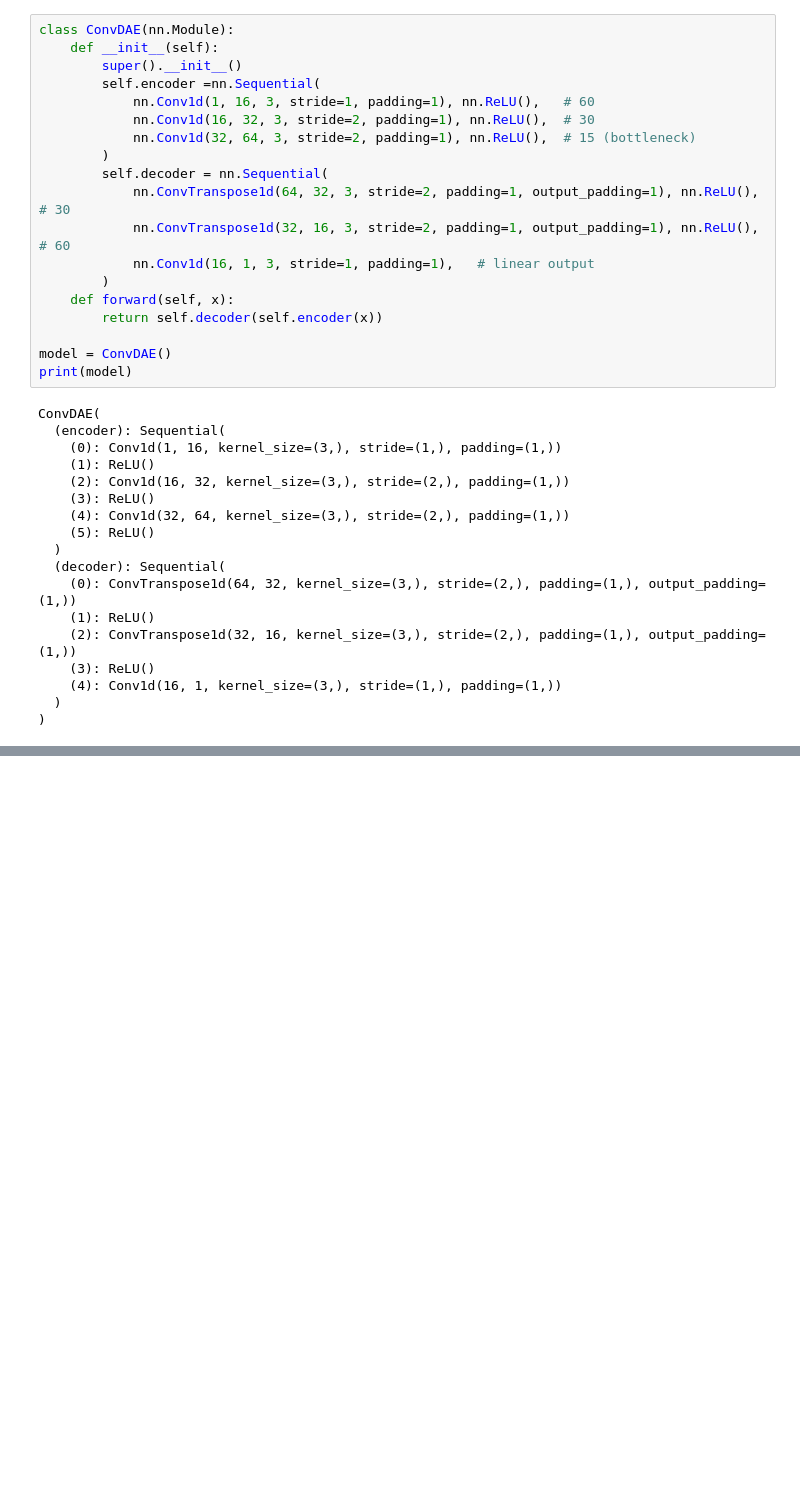
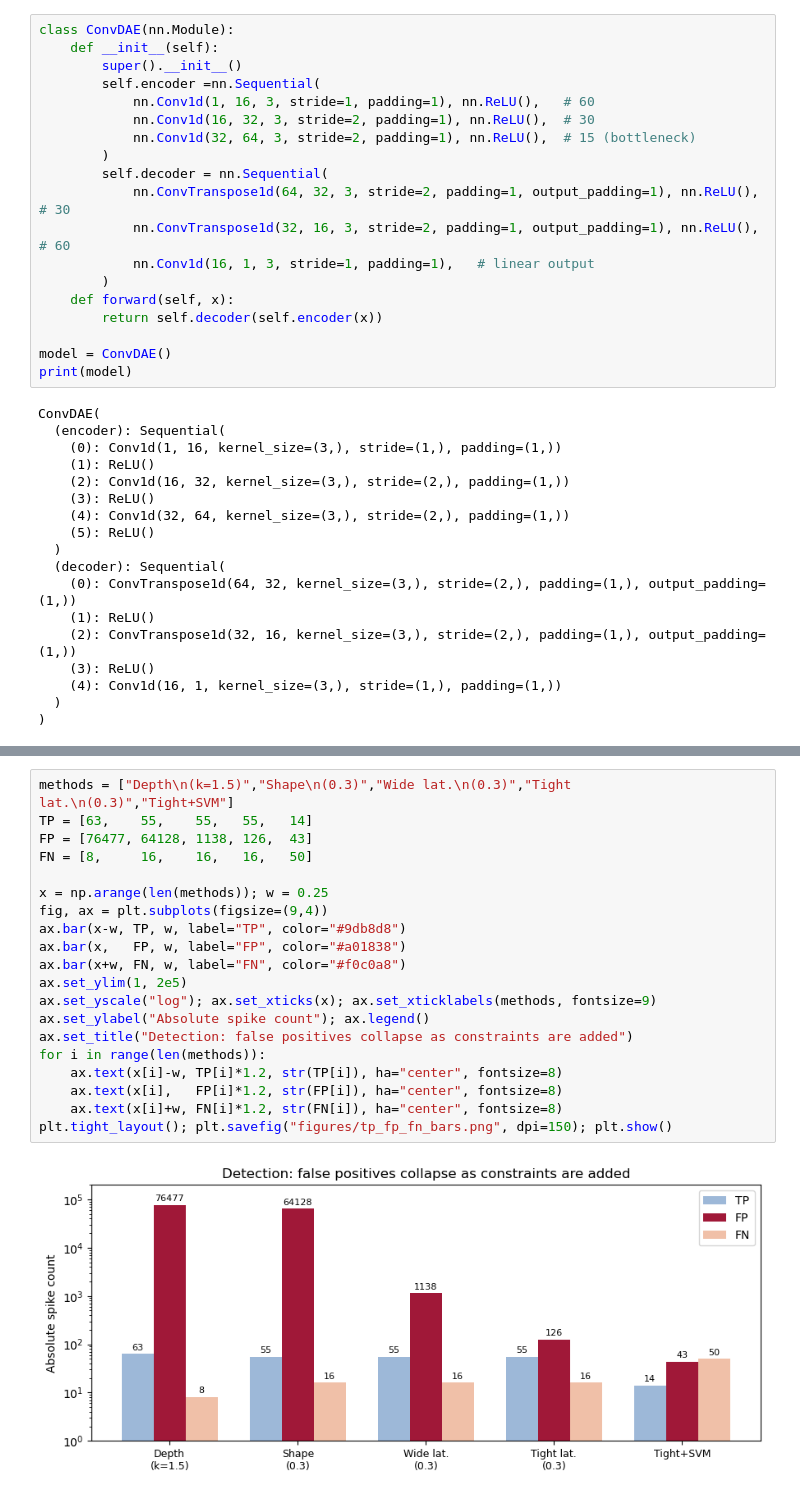
Before and after one commit to Razan-88/Decoding_Chronic_Pain, a Jupyter notebook: notebooks/05_real_data_pipeline.ipynb, the cells around one changed output, grey strips where cells are left out. Saved outputs shown, nothing was run; the diff lists cells and outputs as text; blank space fills up the shorter version.

```diff
--- a/notebooks/05_real_data_pipeline.ipynb
+++ b/notebooks/05_real_data_pipeline.ipynb
@@ -1013,0 +1345,22 @@ for k in [1.5, 2, 2.5, 3, 4]:
+# %%
+methods = ["Depth\n(k=1.5)","Shape\n(0.3)","Wide lat.\n(0.3)","Tight lat.\n(0.3)","Tight+SVM"]
+TP = [63,    55,    55,   55,   14]
+FP = [76477, 64128, 1138, 126,  43]
+FN = [8,     16,    16,   16,   50]
+
+x = np.arange(len(methods)); w = 0.25
+fig, ax = plt.subplots(figsize=(9,4))
+ax.bar(x-w, TP, w, label="TP", color="#9db8d8")
+ax.bar(x,   FP, w, label="FP", color="#a01838")
+ax.bar(x+w, FN, w, label="FN", color="#f0c0a8")
+ax.set_ylim(1, 2e5)
+ax.set_yscale("log"); ax.set_xticks(x); ax.set_xticklabels(methods, fontsize=9)
+ax.set_ylabel("Absolute spike count"); ax.legend()
+ax.set_title("Detection: false positives collapse as constraints are added")
+for i in range(len(methods)):
+    ax.text(x[i]-w, TP[i]*1.2, str(TP[i]), ha="center", fontsize=8)
+    ax.text(x[i],   FP[i]*1.2, str(FP[i]), ha="center", fontsize=8)
+    ax.text(x[i]+w, FN[i]*1.2, str(FN[i]), ha="center", fontsize=8)
+plt.tight_layout(); plt.savefig("figures/tp_fp_fn_bars.png", dpi=150); plt.show()
+# %% [output]
+[figure, added]
```
Also changed, not shown: parts of 45 cells of this notebook, 1 other file.
